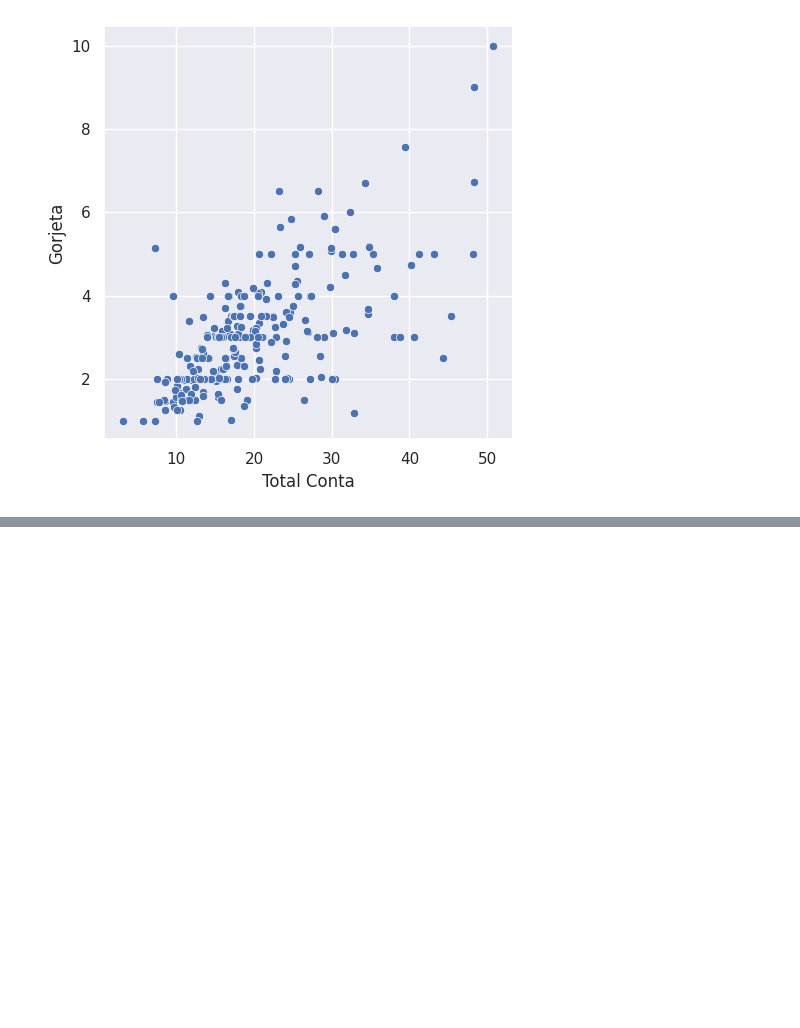
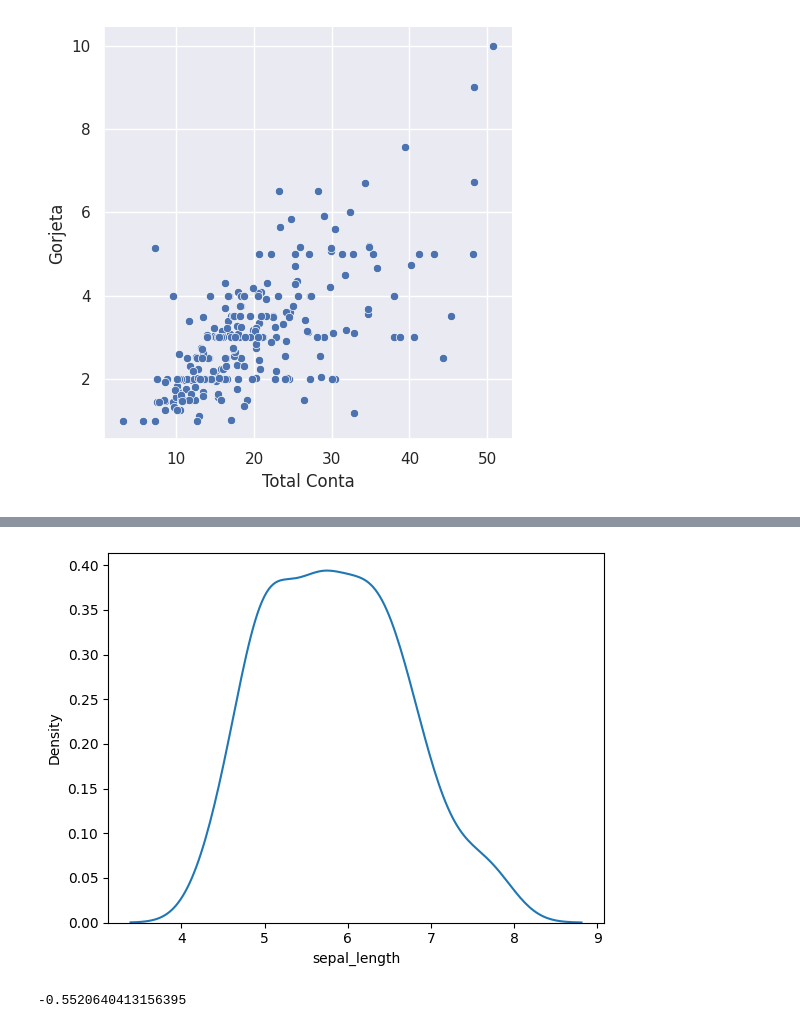
Before and after one commit to gsuelens/Programacao_Python, a Jupyter notebook: Estudos_Programação_Python.ipynb, the cells around one changed output, grey strips where cells are left out. Cells and saved outputs as stored; diff of their text form; code cells hidden in the pictures; blank space fills up the shorter version.

```diff
--- a/Estudos_Programação_Python.ipynb
+++ b/Estudos_Programação_Python.ipynb
@@ -556,0 +658,10 @@ sns.relplot( x ='Total Conta', y='Gorjeta', data=Base_Dados);
+# %%
+sns.kdeplot(Base_Dados['sepal_length'] );
+# %% [output]
+[figure, added]
+# %%
+#Medidas de Curtose:  Grau de achatamento da distribuição
+
+Base_Dados['sepal_length'].kurtosis()
+# %% [output]
+-0.5520640413156395
```
Also changed, not shown: parts of 14 cells of this notebook.
